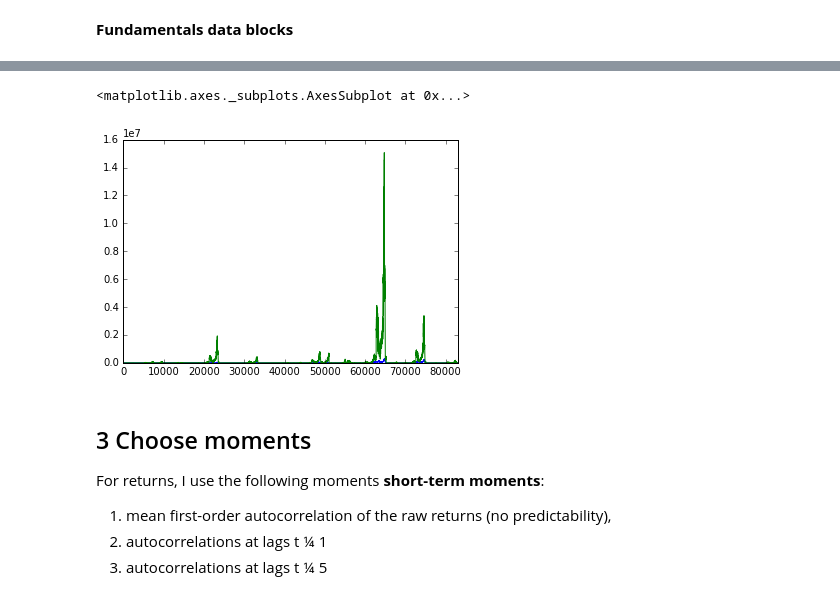
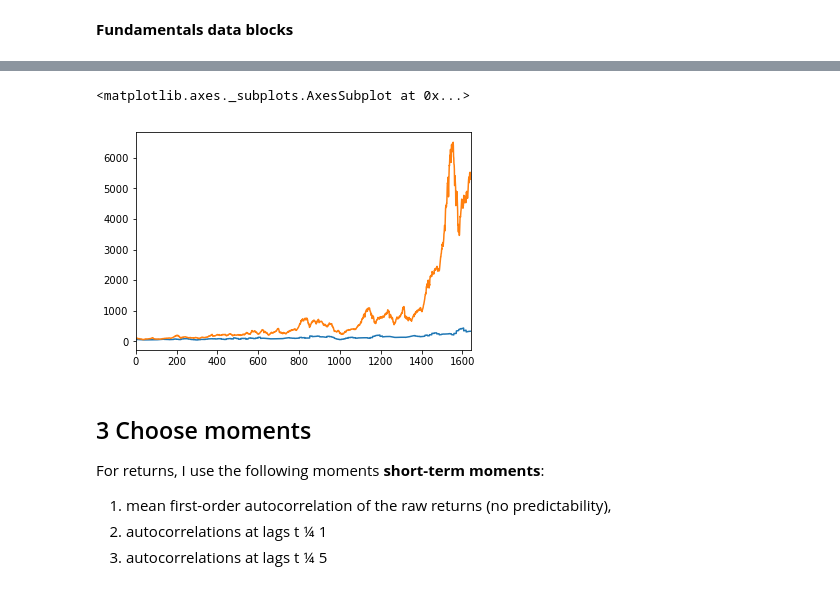
Before and after one commit to joerischasfoort/sim-fin-abm, a Jupyter notebook: bootstrapped_moments_sp500.ipynb, the cells around one changed output, grey strips where cells are left out. Saved outputs shown, nothing was run; the diff lists cells and outputs as text; code cells hidden in the pictures.

Commit message:
bootstrap_returns_of_deviation from fundamentals

```diff
--- a/bootstrapped_moments_sp500.ipynb
+++ b/bootstrapped_moments_sp500.ipynb
@@ -211,21 +225,0 @@ for x in range(0, len(fundamental_values[:-4]), shiller_block_size):
-# %%
-# draw 5000 random series # this is very memory intensive
-bootstrapped_shiller_series = []
-for i in range(20):
-    print(i)
-    sim_data = [random.choice(shiller_data_blocks) for _ in shiller_data_blocks] # choose a random set of blocks
-
-    sim_data_fundamentals = sim_data[0][0] # add first block of fundamentals data
-    for i in range(1, len(sim_data)):
-        #print('working on fundamentals', i)
-        indexed_block1 = index_new_series(sim_data[i-1][0], sim_data[i][0])
-        sim_data_fundamentals += indexed_block1
-
-    sim_data_prices = sim_data[0][1] # add first block of fundamentals data
-    for i in range(1, len(sim_data)):
-        #print('i am now here', i)
-        indexed_block2 = index_new_series(sim_data[i-1][1], sim_data[i][1])
-        sim_data_prices += indexed_block2
-
-    bootstrapped_shiller_series.append((sim_data_fundamentals, sim_data_prices))
-# then we can minimize the model average deviations.
@@ -252,6 +226,25 @@ KeyboardInterrupt:
+# %%
+# draw 5000 random series
+bootstrapped_shiller_series = []
+for i in range(20):
+    #print(i)
+    # first sample the data
+    sim_data = [random.choice(shiller_data_blocks) for _ in shiller_data_blocks] # choose a random set of blocks
+    sim_data_fundamental_returns = [pair[0] for pair in sim_data]
+    sim_data_price_returns = [pair[1] for pair in sim_data]
+
+    # merge the list of lists
+    sim_data_fundamental_returns1 = [item for sublist in sim_data_fundamental_returns for item in sublist]
+    sim_data_price_returns1 = [item for sublist in sim_data_price_returns for item in sublist]
+
+    # calculate the new time_series
+    sim_data_fundamentals = hypothetical_series(fundamental_values[0], sim_data_fundamental_returns1)
+    sim_data_prices = hypothetical_series(real_prices[0], sim_data_price_returns1)
+
+    bootstrapped_shiller_series.append((sim_data_fundamentals, sim_data_prices))
 # %%
-pd.Series(bootstrapped_shiller_series[4][0]).plot()
-pd.Series(bootstrapped_shiller_series[4][1]).plot()
+pd.Series(bootstrapped_shiller_series[11][0]).plot()
+pd.Series(bootstrapped_shiller_series[11][1]).plot()
 # %% [output]
 <matplotlib.axes._subplots.AxesSubplot at 0x...>
-[figure, old version]
+[figure, new version]
```
Also changed, not shown: parts of 11 cells of this notebook.
